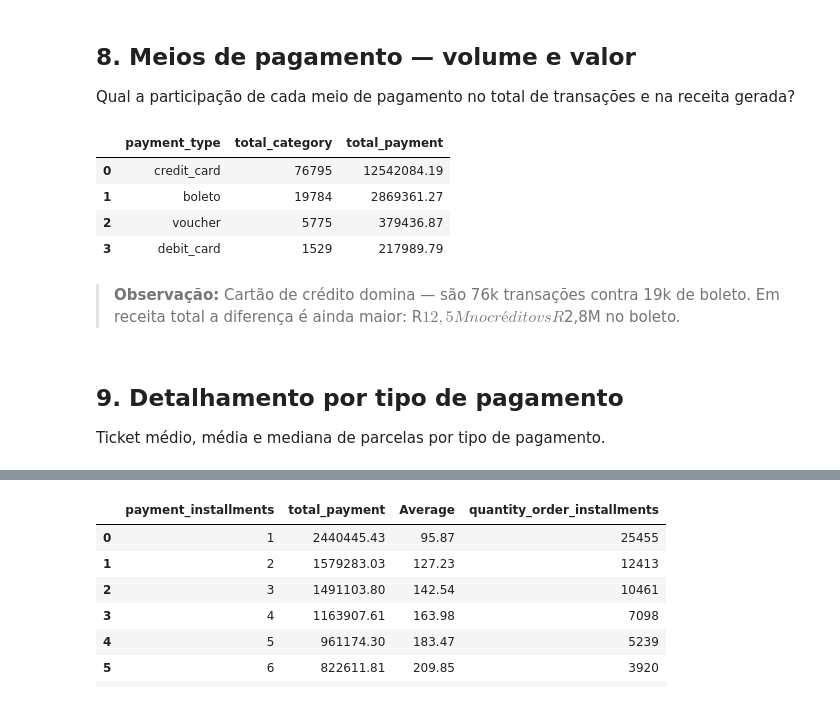
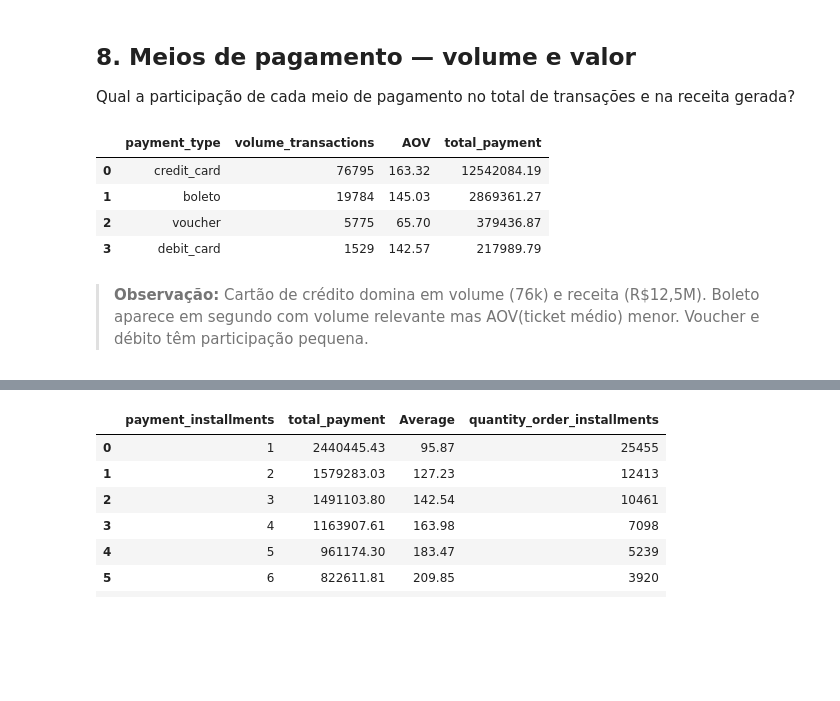
Before and after one commit to LucasFDL/olist-analytics, a Jupyter notebook: notebooks/02_sql_olist.ipynb, the cells around one changed output, grey strips where cells are left out. Cells and saved outputs as stored; diff of their text form; code cells hidden in the pictures; blank space fills up the shorter version.

```diff
--- a/notebooks/02_sql_olist.ipynb
+++ b/notebooks/02_sql_olist.ipynb
@@ -333,25 +338,23 @@ Qual a participação de cada meio de pagamento no total de transações e na re
 # %%
 con.execute("""
     SELECT
         payment_type,
-        COUNT(*)  AS total_category,
+        COUNT(*)  AS volume_transactions,
+        ROUND(AVG(payment_value), 2) AS AOV,
         ROUND(SUM(payment_value), 2) AS total_payment,
     FROM
         order_payments
     WHERE
         payment_type <> 'not_defined'
     GROUP BY
         payment_type
-    ORDER BY total_category DESC;
+    ORDER BY volume_transactions DESC;
 """).df()
 # %% [output]
-|  | payment_type | total_category | total_payment |
-| 0 | credit_card | 76795 | 12542084.19 |
-| 1 | boleto | 19784 | 2869361.27 |
-| 2 | voucher | 5775 | 379436.87 |
-| 3 | debit_card | 1529 | 217989.79 |
+|  | payment_type | volume_transactions | AOV | total_payment |
+| 0 | credit_card | 76795 | 163.32 | 12542084.19 |
+| 1 | boleto | 19784 | 145.03 | 2869361.27 |
+| 2 | voucher | 5775 | 65.70 | 379436.87 |
+| 3 | debit_card | 1529 | 142.57 | 217989.79 |
 # %% [markdown]
-> **Observação:** Cartão de crédito domina — são 76k transações contra 19k de boleto. Em receita total a diferença é ainda maior: R$12,5M no crédito vs R$2,8M no boleto.
+> **Observação:** Cartão de crédito domina em volume (76k) e receita (R$12,5M). Boleto aparece em segundo com volume relevante mas AOV(ticket médio) menor. Voucher e débito têm participação pequena.
-# %% [markdown]
-## 9. Detalhamento por tipo de pagamento
-Ticket médio, média e mediana de parcelas por tipo de pagamento.
```
Also changed, not shown: parts of 9 cells of this notebook.
